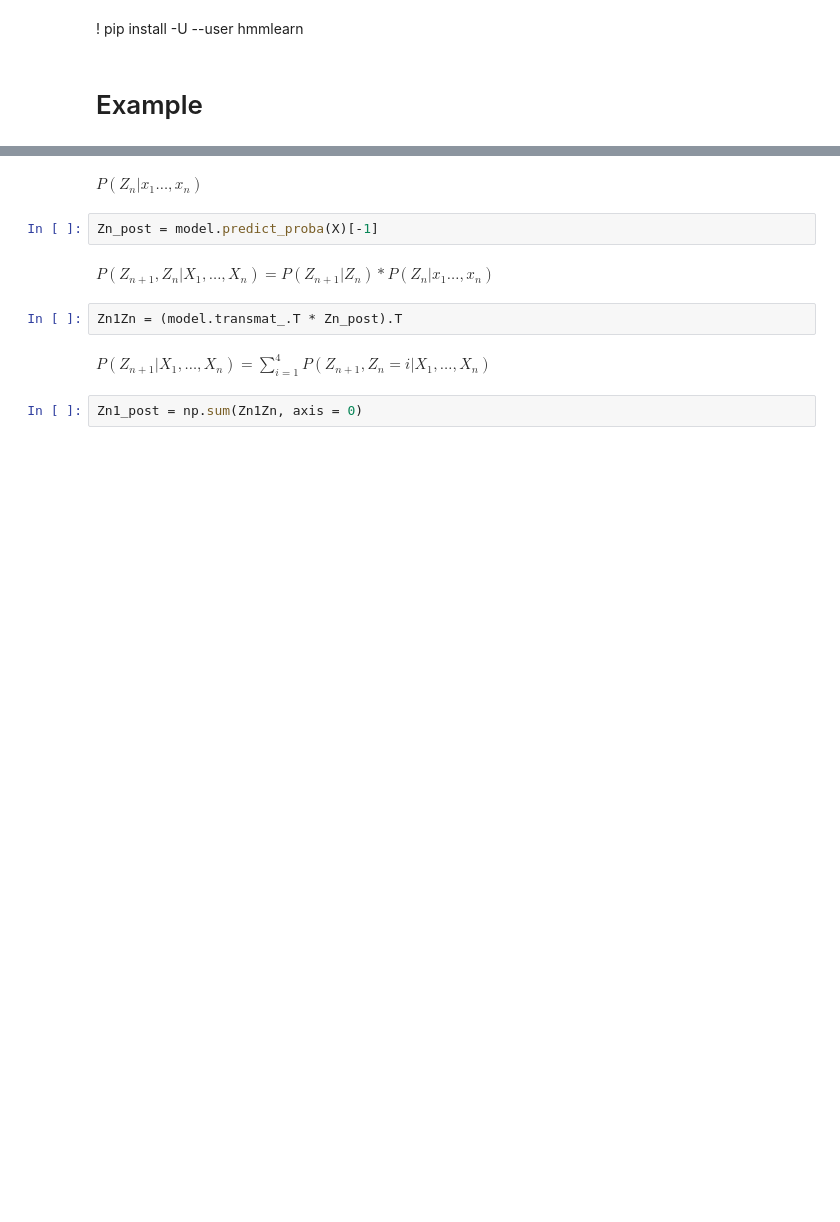
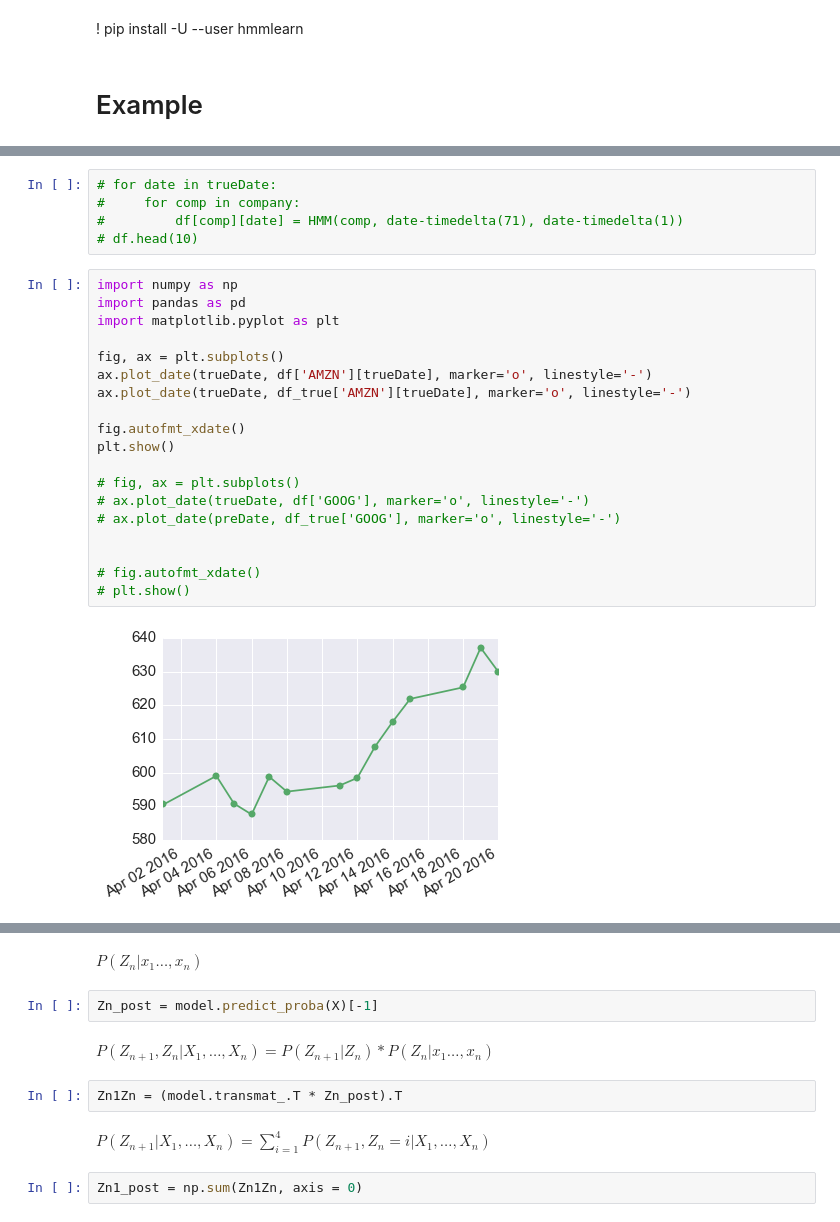
Before and after one commit to yulinlei/Stock-Market-Prediction, a Jupyter notebook: HMM.ipynb, the cells around one changed output, grey strips where cells are left out. Drawn from its saved outputs; the diff is of its cells as text; blank space fills up the shorter version.

```diff
--- a/HMM.ipynb
+++ b/HMM.ipynb
@@ -113,0 +215,26 @@ var =  [  1.29849467e+01   1.78364610e+01   8.21613508e+14]
+# %%
+# for date in trueDate:
+#     for comp in company:
+#         df[comp][date] = HMM(comp, date-timedelta(71), date-timedelta(1))
+# df.head(10)
+# %%
+import numpy as np
+import pandas as pd
+import matplotlib.pyplot as plt
+
+fig, ax = plt.subplots()
+ax.plot_date(trueDate, df['AMZN'][trueDate], marker='o', linestyle='-')
+ax.plot_date(trueDate, df_true['AMZN'][trueDate], marker='o', linestyle='-')
+
+fig.autofmt_xdate()
+plt.show()
+
+# fig, ax = plt.subplots()
+# ax.plot_date(trueDate, df['GOOG'], marker='o', linestyle='-')
+# ax.plot_date(preDate, df_true['GOOG'], marker='o', linestyle='-')
+
+
+# fig.autofmt_xdate()
+# plt.show()
+# %% [output]
+[figure, added]
```
Also changed, not shown: parts of 23 cells of this notebook.
